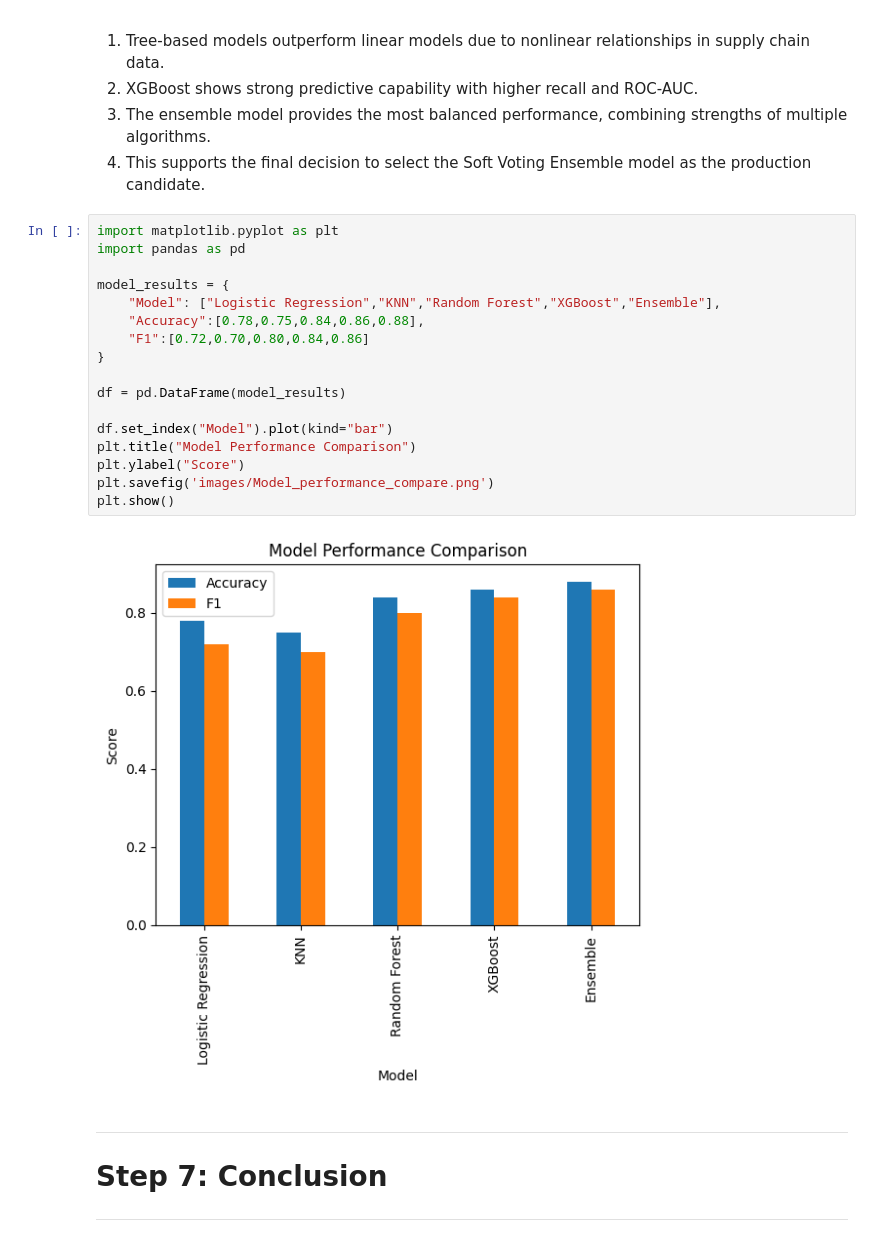
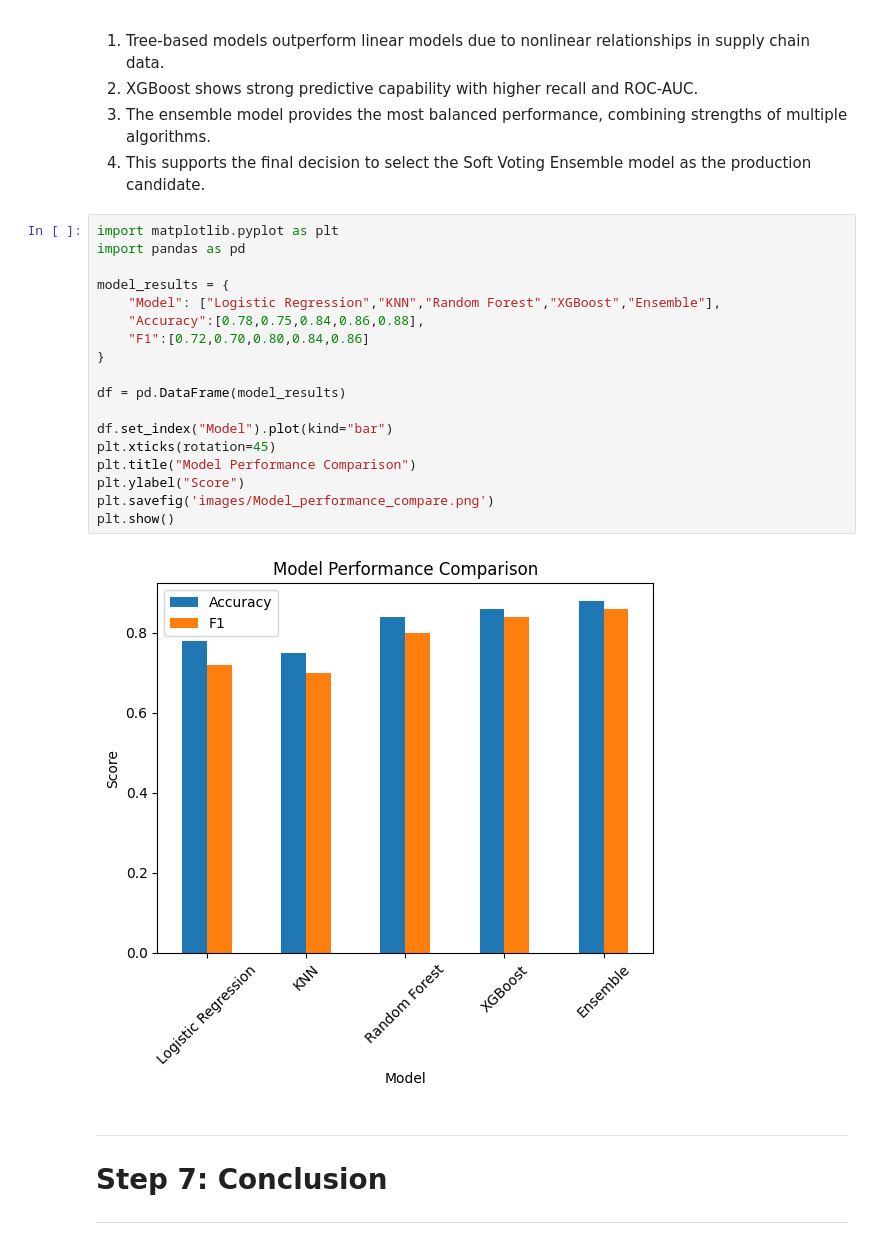
Before and after one commit to prasy03/UCB-Capstone-Mar2026, a Jupyter notebook: Final ver - Module 24/Sylvester-Capstone-V2.ipynb, the cells around one changed output. Cells and saved outputs as stored; diff of their text form.

```diff
--- a/Final ver - Module 24/Sylvester-Capstone-V2.ipynb
+++ b/Final ver - Module 24/Sylvester-Capstone-V2.ipynb
@@ -1044,22 +1047,23 @@ Different evaluation metrics were used depending on the modeling task.
 # %%
 import matplotlib.pyplot as plt
 import pandas as pd
 
 model_results = {
     "Model": ["Logistic Regression","KNN","Random Forest","XGBoost","Ensemble"],
     "Accuracy":[0.78,0.75,0.84,0.86,0.88],
     "F1":[0.72,0.70,0.80,0.84,0.86]
 }
 
 df = pd.DataFrame(model_results)
 
 df.set_index("Model").plot(kind="bar")
+plt.xticks(rotation=45)
 plt.title("Model Performance Comparison")
 plt.ylabel("Score")
 plt.savefig('images/Model_performance_compare.png')
 plt.show()
 # %% [output]
-[figure, old version]
+[figure, new version]
 # %% [markdown]
 -----------------
 # Step 7: Conclusion
```
Also changed, not shown: parts of 6 cells of this notebook, 16 other files.
